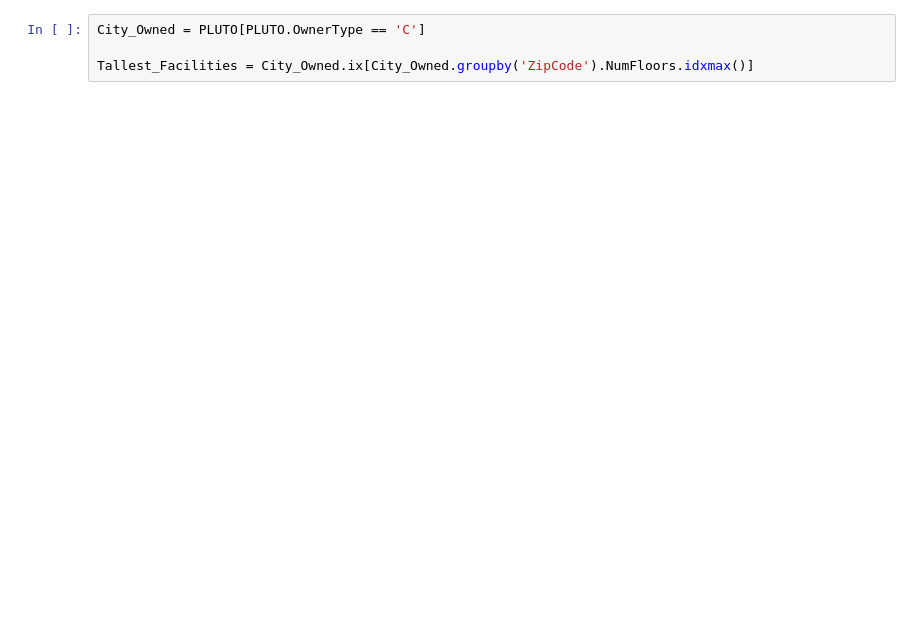
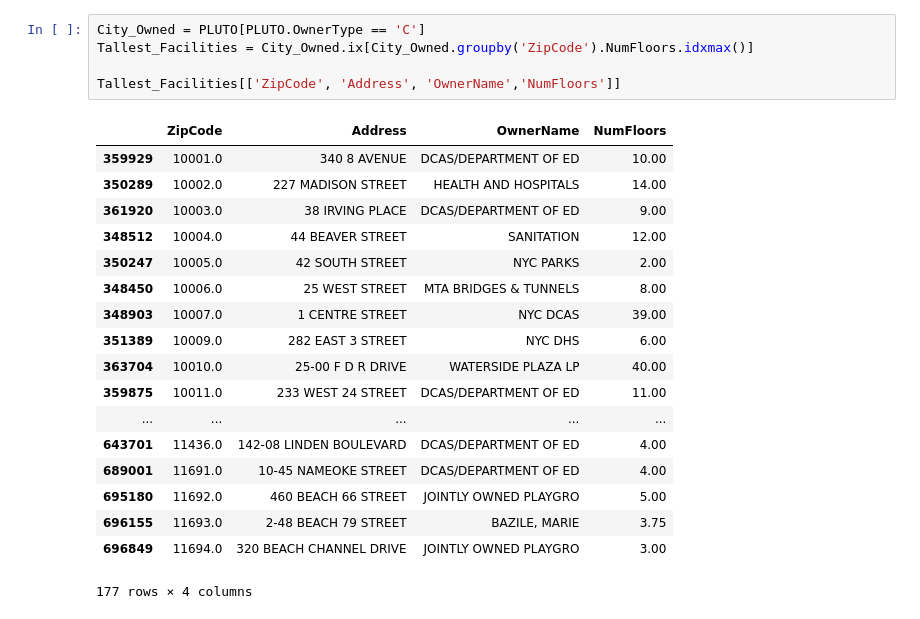
Before and after one commit to MODA-NYC/smart_cities_17, a Jupyter notebook: SmartCities.ipynb, the cells around one changed output. Saved outputs shown, nothing was run; the diff lists cells and outputs as text; blank space fills up the shorter version.

```diff
--- a/SmartCities.ipynb
+++ b/SmartCities.ipynb
@@ -77,7 +123,27 @@ MODA and the CTO's office collaborated to study the state of internet access for
 # %%
 City_Owned = PLUTO[PLUTO.OwnerType == 'C']
+Tallest_Facilities = City_Owned.ix[City_Owned.groupby('ZipCode').NumFloors.idxmax()]
 
-Tallest_Facilities = City_Owned.ix[City_Owned.groupby('ZipCode').NumFloors.idxmax()]
+Tallest_Facilities[['ZipCode', 'Address', 'OwnerName','NumFloors']]
+# %% [output]
+|  | ZipCode | Address | OwnerName | NumFloors |
+| 359929 | 10001.0 | 340 8 AVENUE | DCAS/DEPARTMENT OF ED | 10.00 |
+| 350289 | 10002.0 | 227 MADISON STREET | HEALTH AND HOSPITALS | 14.00 |
+| 361920 | 10003.0 | 38 IRVING PLACE | DCAS/DEPARTMENT OF ED | 9.00 |
+| 348512 | 10004.0 | 44 BEAVER STREET | SANITATION | 12.00 |
+| 350247 | 10005.0 | 42 SOUTH STREET | NYC PARKS | 2.00 |
+| 348450 | 10006.0 | 25 WEST STREET | MTA BRIDGES & TUNNELS | 8.00 |
+| 348903 | 10007.0 | 1 CENTRE STREET | NYC DCAS | 39.00 |
+| 351389 | 10009.0 | 282 EAST 3 STREET | NYC DHS | 6.00 |
+| 363704 | 10010.0 | 25-00 F D R DRIVE | WATERSIDE PLAZA LP | 40.00 |
+| 359875 | 10011.0 | 233 WEST 24 STREET | DCAS/DEPARTMENT OF ED | 11.00 |
+| ... | ... | ... | ... | ... |
+| 643701 | 11436.0 | 142-08 LINDEN BOULEVARD | DCAS/DEPARTMENT OF ED | 4.00 |
+| 689001 | 11691.0 | 10-45 NAMEOKE STREET | DCAS/DEPARTMENT OF ED | 4.00 |
+| 695180 | 11692.0 | 460 BEACH 66 STREET | JOINTLY OWNED PLAYGRO | 5.00 |
+| 696155 | 11693.0 | 2-48 BEACH 79 STREET | BAZILE, MARIE | 3.75 |
+| 696849 | 11694.0 | 320 BEACH CHANNEL DRIVE | JOINTLY OWNED PLAYGRO | 3.00 |
+177 rows × 4 columns
 # %%
 geoID = 'fb9ad04a'
 geoKey = '051f93e4125df4bae4f7c57517e62344'
```
Also changed, not shown: parts of 20 cells of this notebook, 3 other files.
